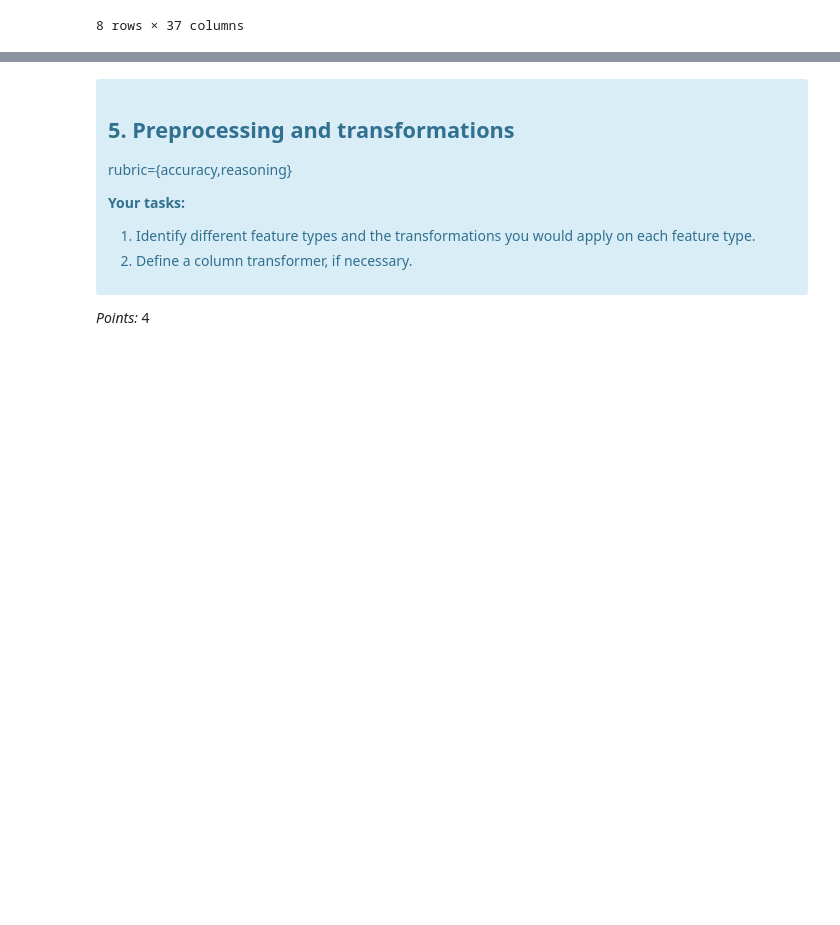
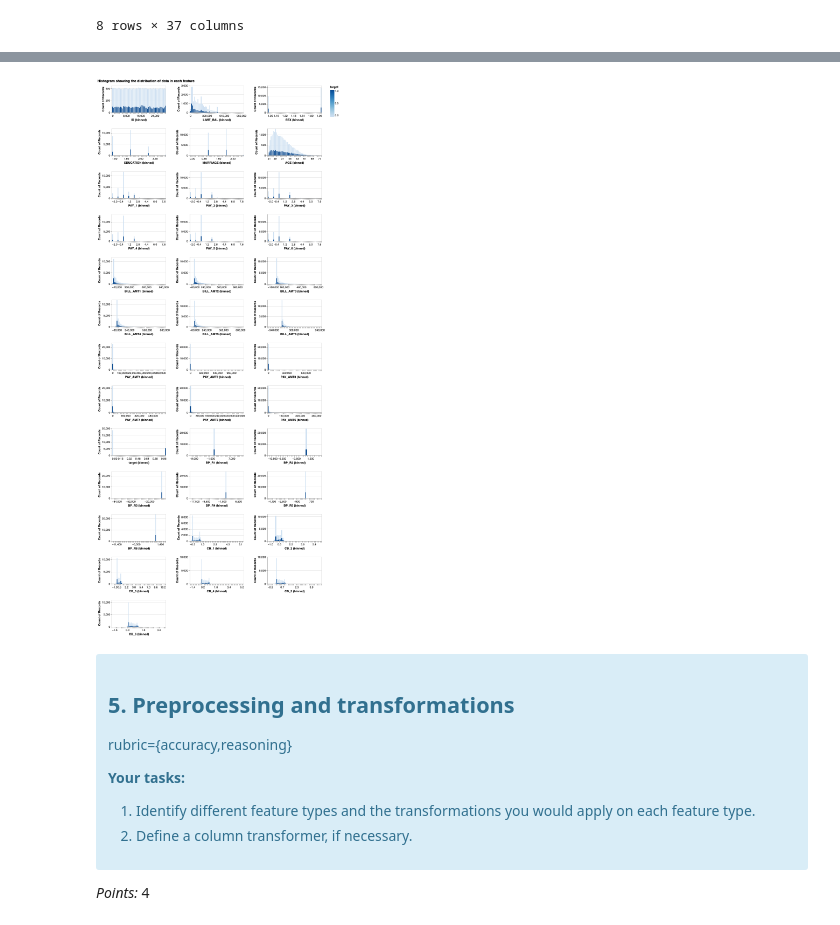
Before and after one commit to UBC-MDS/dsci573_lab4, a Jupyter notebook: doc/lab_assignment/lab4.ipynb, the cells around one changed output, grey strips where cells are left out. Cells and saved outputs as stored; diff of their text form; code cells hidden in the pictures; blank space fills up the shorter version.

```diff
--- a/doc/lab_assignment/lab4.ipynb
+++ b/doc/lab_assignment/lab4.ipynb
@@ -162,7 +162,7 @@ The problem we are trying to solve is predicting the target `default.payment.nex
 # %% [markdown]
 #### 1.2 Download dataset and read it as a pandas dataframe
 # %%
-df = pd.read_csv('data/UCI_Credit_Card.csv')
+df = pd.read_csv('data/raw/UCI_Credit_Card.csv')
 # %% [markdown]
 #### 1.3 Preliminary preprocessing
 
@@ -452,3 +508,16 @@ train_df.corr('spearman').style.background_gradient()
+# %%
+alt.Chart(train_df, width=200, height=100).mark_bar().encode(
+    x=alt.X(alt.repeat(), bin=alt.Bin(maxbins=70)),
+    y='count()',
+    color='target'
+).repeat(
+    train_df.select_dtypes('number').nunique().to_frame('count').index.tolist(),
+    columns=3
+).properties(
+    title='Histogram showing the distribution of data in each feature'
+)
+# %% [output]
+[figure, added]
 # %% [markdown]
 <!-- END QUESTION -->
 
```
Also changed, not shown: parts of 5 cells of this notebook, 10 other files.
